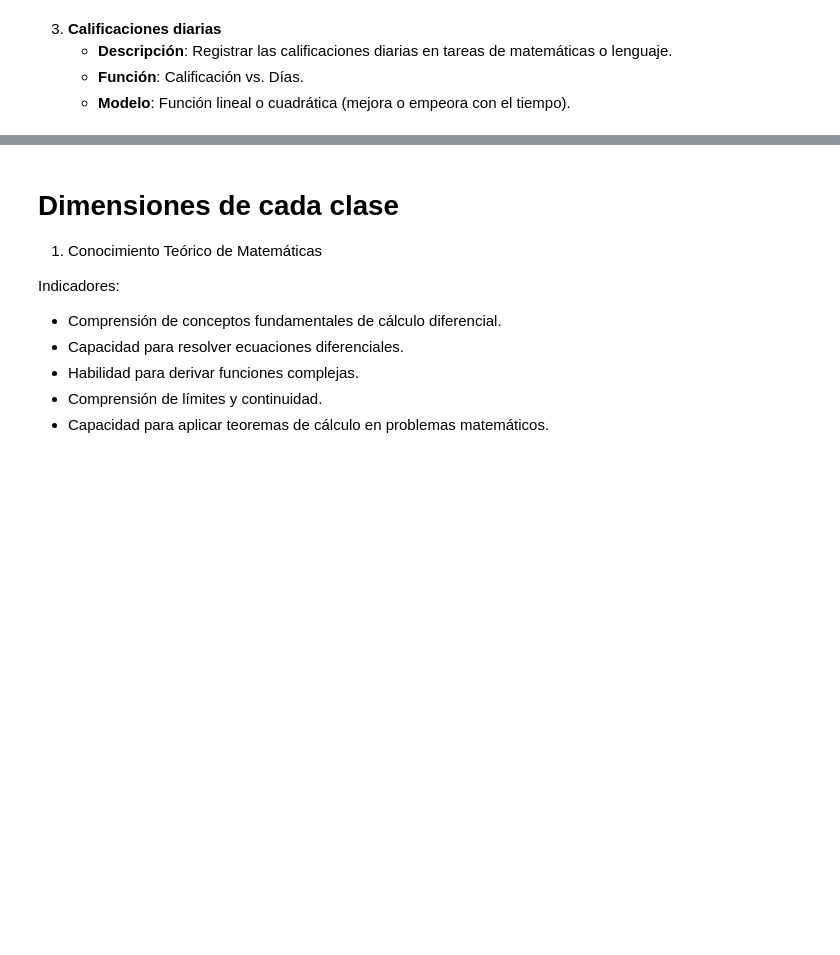
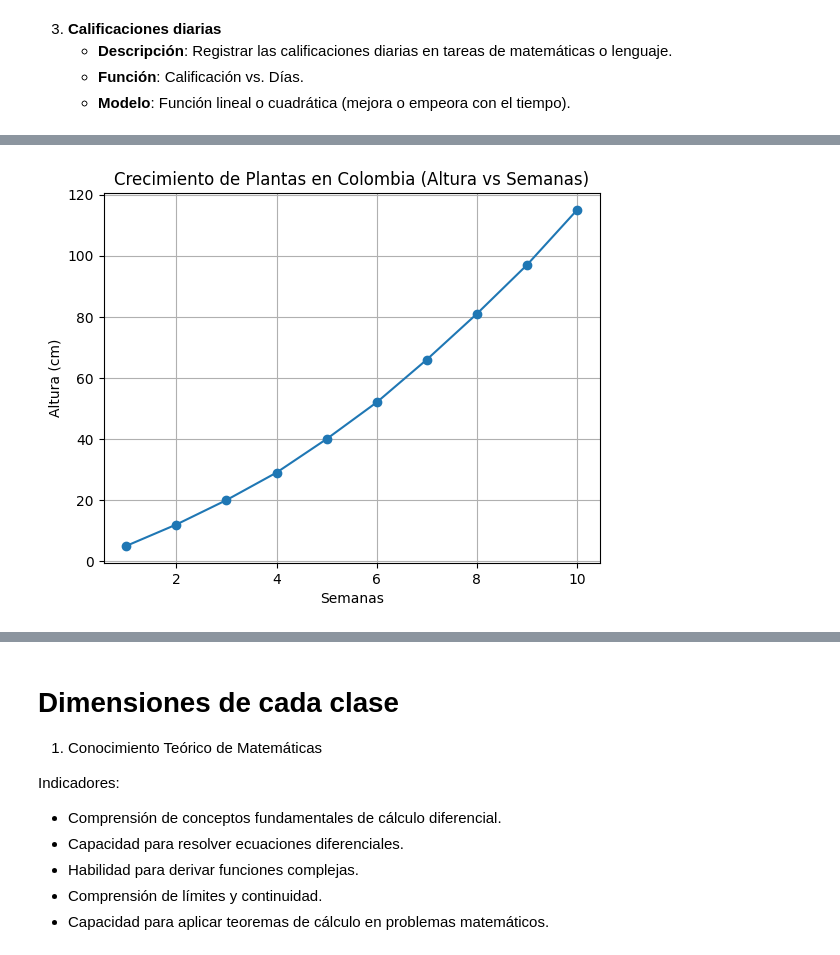
Before and after one commit to marco-canas/extension, a Jupyter notebook: talleres_maestros_puerto_libertador/taller_17_october/1_como_se_elabora_una_tabla/1_como_elaborar_tabla.ipynb, the cells around one changed output, grey strips where cells are left out. Cells and saved outputs as stored; diff of their text form; code cells hidden in the pictures; blank space fills up the shorter version.

Commit message:
ya tengo el scrip y los lugares para buscar datos reales

```diff
--- a/talleres_maestros_puerto_libertador/taller_17_october/1_como_se_elabora_una_tabla/1_como_elaborar_tabla.ipynb
+++ b/talleres_maestros_puerto_libertador/taller_17_october/1_como_se_elabora_una_tabla/1_como_elaborar_tabla.ipynb
@@ -283,0 +419,21 @@ Cada uno de estos problemas puede ser presentado con tablas de datos que los est
+# %%
+
+import pandas as pd
+import matplotlib.pyplot as plt
+
+# Datos ficticios de crecimiento de plantas (alturas en cm)
+semanas = list(range(1, 11))
+alturas = [5, 12, 20, 29, 40, 52, 66, 81, 97, 115]  # Altura en cm
+
+# Crear DataFrame
+df = pd.DataFrame({'Semanas': semanas, 'Altura (cm)': alturas})
+
+# Graficar
+plt.plot(df['Semanas'], df['Altura (cm)'], marker='o')
+plt.title('Crecimiento de Plantas en Colombia (Altura vs Semanas)')
+plt.xlabel('Semanas')
+plt.ylabel('Altura (cm)')
+plt.grid(True)
+plt.show()
+# %% [output]
+[figure, added]
```
Also changed, not shown: parts of 23 cells of this notebook.
